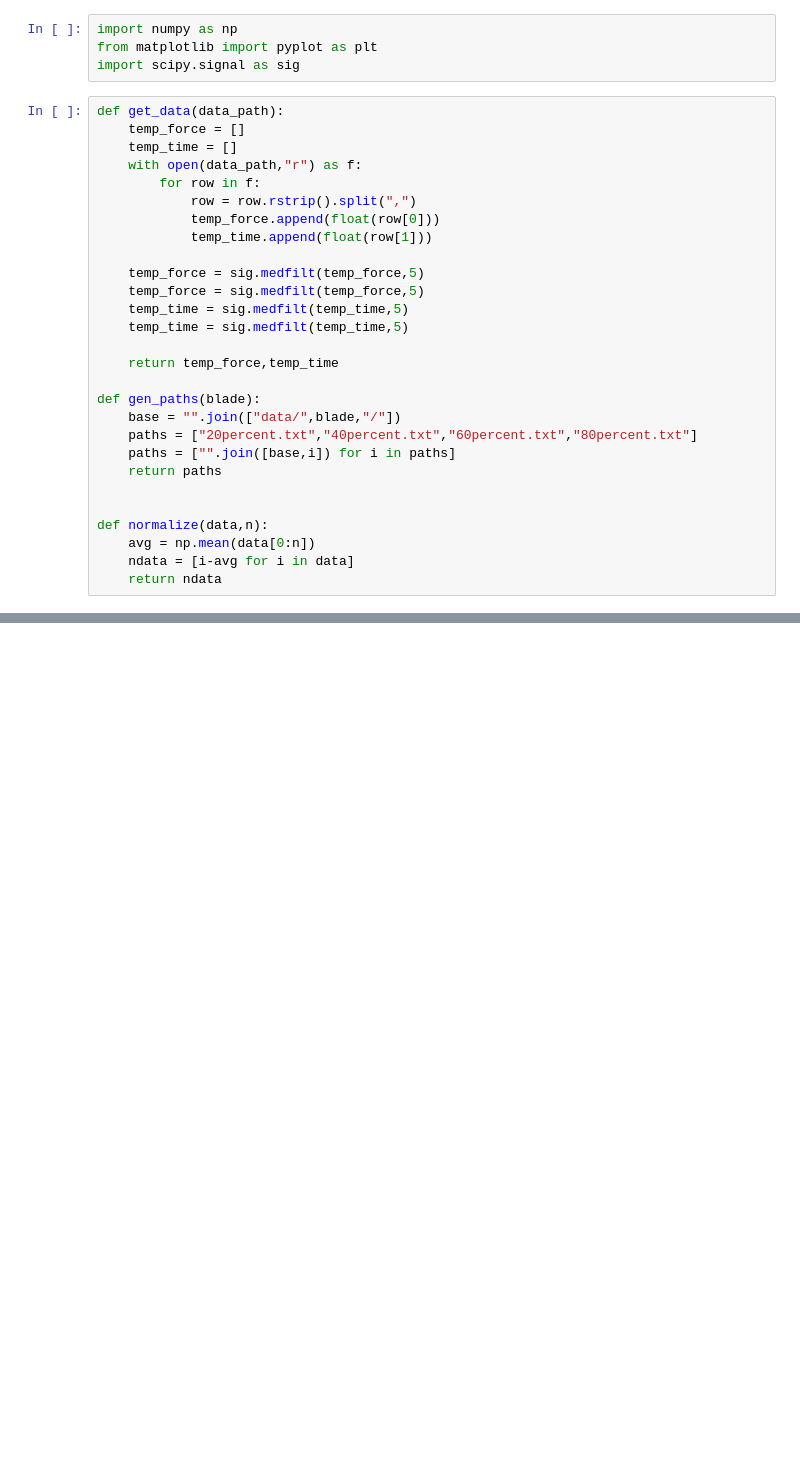
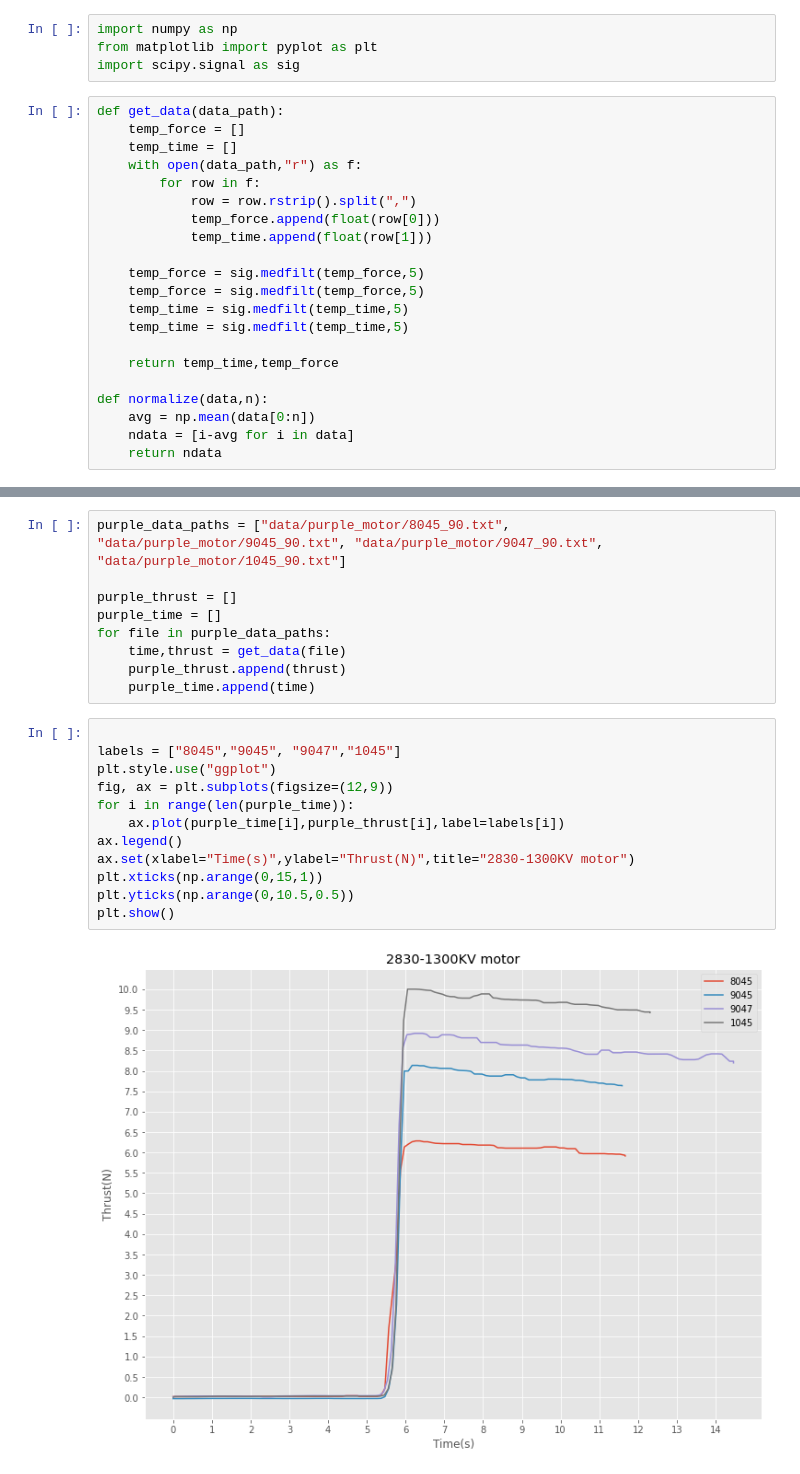
Before and after one commit to nmarks99/aero-capstone, a Jupyter notebook: thrust_test/nice_plots.ipynb, the cells around one changed output, grey strips where cells are left out. Saved outputs shown, nothing was run; the diff lists cells and outputs as text; blank space fills up the shorter version.

```diff
--- a/thrust_test/nice_plots.ipynb
+++ b/thrust_test/nice_plots.ipynb
@@ -17,14 +17,7 @@ def get_data(data_path):
     temp_time = sig.medfilt(temp_time,5)
     temp_time = sig.medfilt(temp_time,5)
 
-    return temp_force,temp_time
-
-def gen_paths(blade):
-    base = "".join(["data/",blade,"/"])
-    paths = ["20percent.txt","40percent.txt","60percent.txt","80percent.txt"]
-    paths = ["".join([base,i]) for i in paths]
-    return paths
-
+    return temp_time,temp_force
 
 def normalize(data,n):
     avg = np.mean(data[0:n])
@@ -220,0 +26,23 @@ fig.savefig("data/all.png")
+# %%
+purple_data_paths = ["data/purple_motor/8045_90.txt", "data/purple_motor/9045_90.txt", "data/purple_motor/9047_90.txt", "data/purple_motor/1045_90.txt"]
+
+purple_thrust = []
+purple_time = []
+for file in purple_data_paths:
+    time,thrust = get_data(file)
+    purple_thrust.append(thrust)
+    purple_time.append(time)
+# %%
+
+labels = ["8045","9045", "9047","1045"]
+plt.style.use("ggplot")
+fig, ax = plt.subplots(figsize=(12,9))
+for i in range(len(purple_time)):
+    ax.plot(purple_time[i],purple_thrust[i],label=labels[i])
+ax.legend()
+ax.set(xlabel="Time(s)",ylabel="Thrust(N)",title="2830-1300KV motor")
+plt.xticks(np.arange(0,15,1))
+plt.yticks(np.arange(0,10.5,0.5))
+plt.show()
+# %% [output]
+[figure, added]
```
Also changed, not shown: parts of 14 cells of this notebook.
